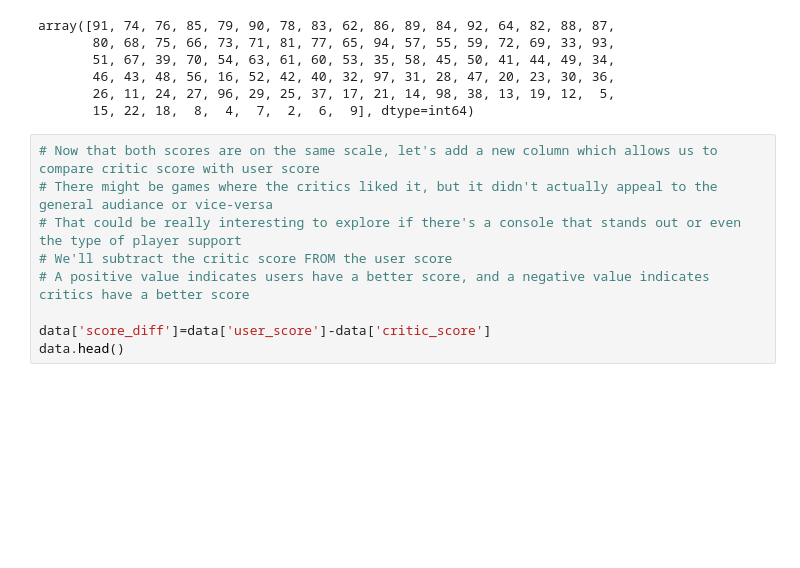
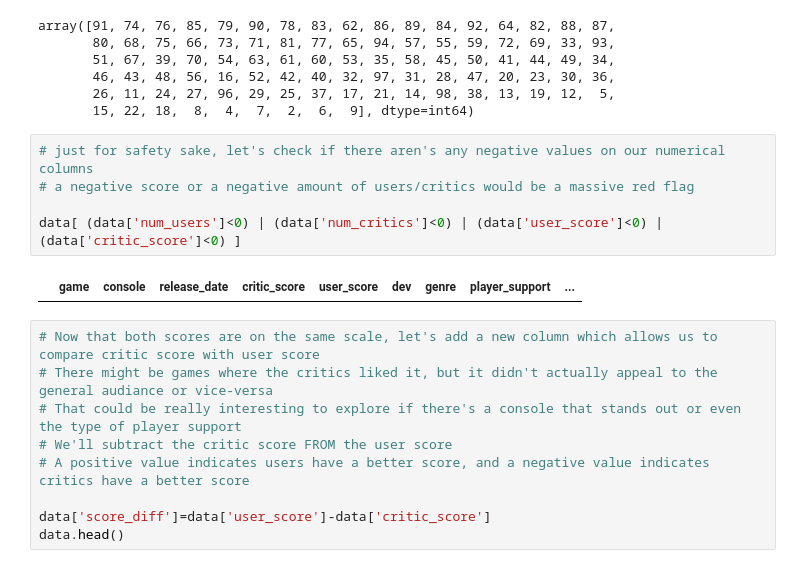
Before and after one commit to GuiMacc/mid_project, a Jupyter notebook: Notebooks/exploratory notebook.ipynb, the cells around one changed output. Saved outputs shown, nothing was run; the diff lists cells and outputs as text; blank space fills up the shorter version.

```diff
--- a/Notebooks/exploratory notebook.ipynb
+++ b/Notebooks/exploratory notebook.ipynb
@@ -277,6 +277,13 @@ array([91, 74, 76, 85, 79, 90, 78, 83, 62, 86, 89, 84, 92, 64, 82, 88, 87,
        46, 43, 48, 56, 16, 52, 42, 40, 32, 97, 31, 28, 47, 20, 23, 30, 36,
        26, 11, 24, 27, 96, 29, 25, 37, 17, 21, 14, 98, 38, 13, 19, 12,  5,
        15, 22, 18,  8,  4,  7,  2,  6,  9], dtype=int64)
+# %%
+# just for safety sake, let's check if there aren's any negative values on our numerical columns
+# a negative score or a negative amount of users/critics would be a massive red flag
+
+data[ (data['num_users']<0) | (data['num_critics']<0) | (data['user_score']<0) | (data['critic_score']<0) ]
+# %% [output]
+|  | game | console | release_date | critic_score | user_score | dev | genre | player_support | ... |
 # %%
 # Now that both scores are on the same scale, let's add a new column which allows us to compare critic score with user score
 # There might be games where the critics liked it, but it didn't actually appeal to the general audiance or vice-versa
```
Also changed, not shown: parts of 2 cells of this notebook, 1 other file.
